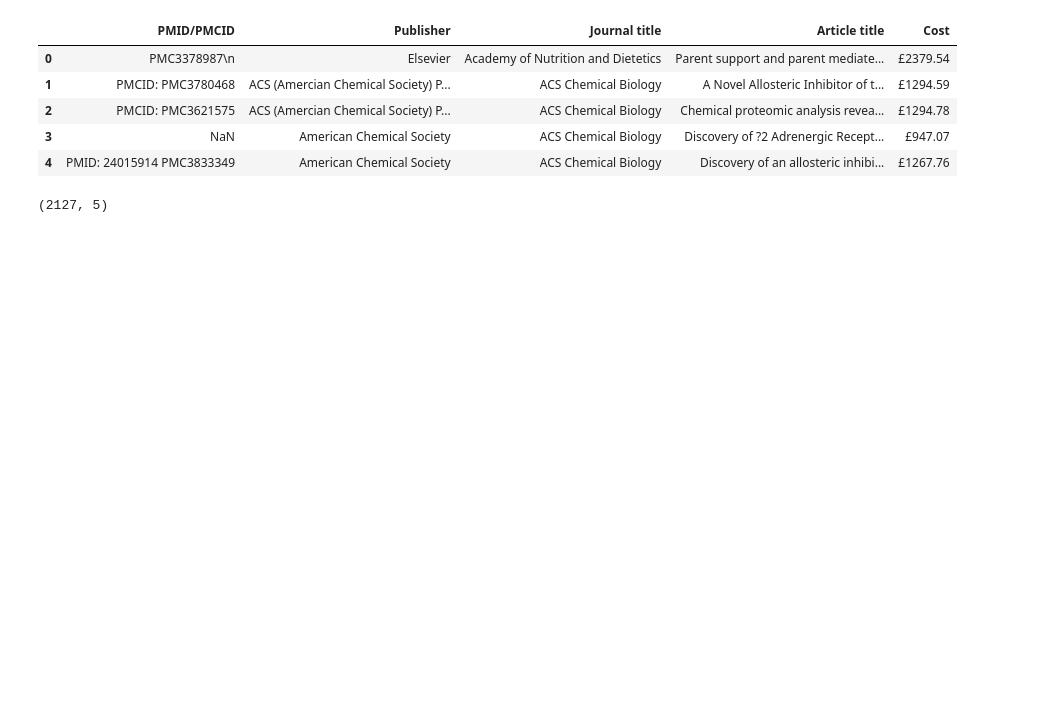
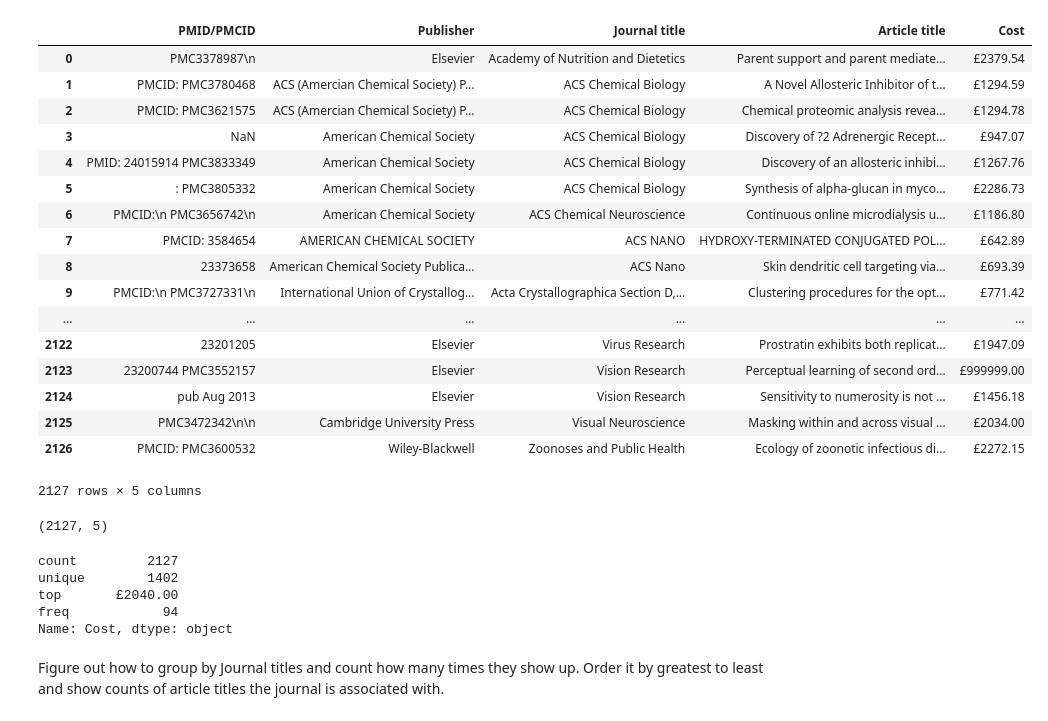
Before and after one commit to akim2034/Thinkful_DS_Bootcamp, a Jupyter notebook: Unit 1/Lesson 3/Challenge 1.3.6 Data Cleaning and Validation.ipynb, the cells around one changed output. Cells and saved outputs as stored; diff of their text form; code cells hidden in the pictures; blank space fills up the shorter version.

```diff
--- a/Unit 1/Lesson 3/Challenge 1.3.6 Data Cleaning and Validation.ipynb
+++ b/Unit 1/Lesson 3/Challenge 1.3.6 Data Cleaning and Validation.ipynb
@@ -8,15 +8,37 @@ import re
 # %%
 df = pd.read_csv('lesson.csv',encoding="iso-8859-1")
 
-df.head()
+df
 # %% [output]
 |  | PMID/PMCID | Publisher | Journal title | Article title | Cost |
 | 0 | PMC3378987\n | Elsevier | Academy of Nutrition and Dietetics | Parent support and parent mediate... | £2379.54 |
 | 1 | PMCID: PMC3780468 | ACS (Amercian Chemical Society) P... | ACS Chemical Biology | A Novel Allosteric Inhibitor of t... | £1294.59 |
 | 2 | PMCID: PMC3621575 | ACS (Amercian Chemical Society) P... | ACS Chemical Biology | Chemical proteomic analysis revea... | £1294.78 |
 | 3 | NaN | American Chemical Society | ACS Chemical Biology | Discovery of ?2 Adrenergic Recept... | £947.07 |
 | 4 | PMID: 24015914 PMC3833349 | American Chemical Society | ACS Chemical Biology | Discovery of an allosteric inhibi... | £1267.76 |
+| 5 | : PMC3805332 | American Chemical Society | ACS Chemical Biology | Synthesis of alpha-glucan in myco... | £2286.73 |
+| 6 | PMCID:\n PMC3656742\n | American Chemical Society | ACS Chemical Neuroscience | Continuous online microdialysis u... | £1186.80 |
+| 7 | PMCID: 3584654 | AMERICAN CHEMICAL SOCIETY | ACS NANO | HYDROXY-TERMINATED CONJUGATED POL... | £642.89 |
+| 8 | 23373658 | American Chemical Society Publica... | ACS Nano | Skin dendritic cell targeting via... | £693.39 |
+| 9 | PMCID:\n PMC3727331\n | International Union of Crystallog... | Acta Crystallographica Section D,... | Clustering procedures for the opt... | £771.42 |
+| ... | ... | ... | ... | ... | ... |
+| 2122 | 23201205 | Elsevier | Virus Research | Prostratin exhibits both replicat... | £1947.09 |
+| 2123 | 23200744 PMC3552157 | Elsevier | Vision Research | Perceptual learning of second ord... | £999999.00 |
+| 2124 | pub Aug 2013 | Elsevier | Vision Research | Sensitivity to numerosity is not ... | £1456.18 |
+| 2125 | PMC3472342\n\n | Cambridge University Press | Visual Neuroscience | Masking within and across visual ... | £2034.00 |
+| 2126 | PMCID: PMC3600532 | Wiley-Blackwell | Zoonoses and Public Health | Ecology of zoonotic infectious di... | £2272.15 |
+2127 rows × 5 columns
 # %%
 df.shape
 # %% [output]
 (2127, 5)
+# %%
+df['Cost'].describe()
+# %% [output]
+count         2127
+unique        1402
+top       £2040.00
+freq            94
+Name: Cost, dtype: object
+# %% [markdown]
+Figure out how to group by Journal titles and count how many times they show up. Order it by greatest to least and show counts of article titles the journal is associated with.
```
Also changed, not shown: parts of 9 cells of this notebook.
